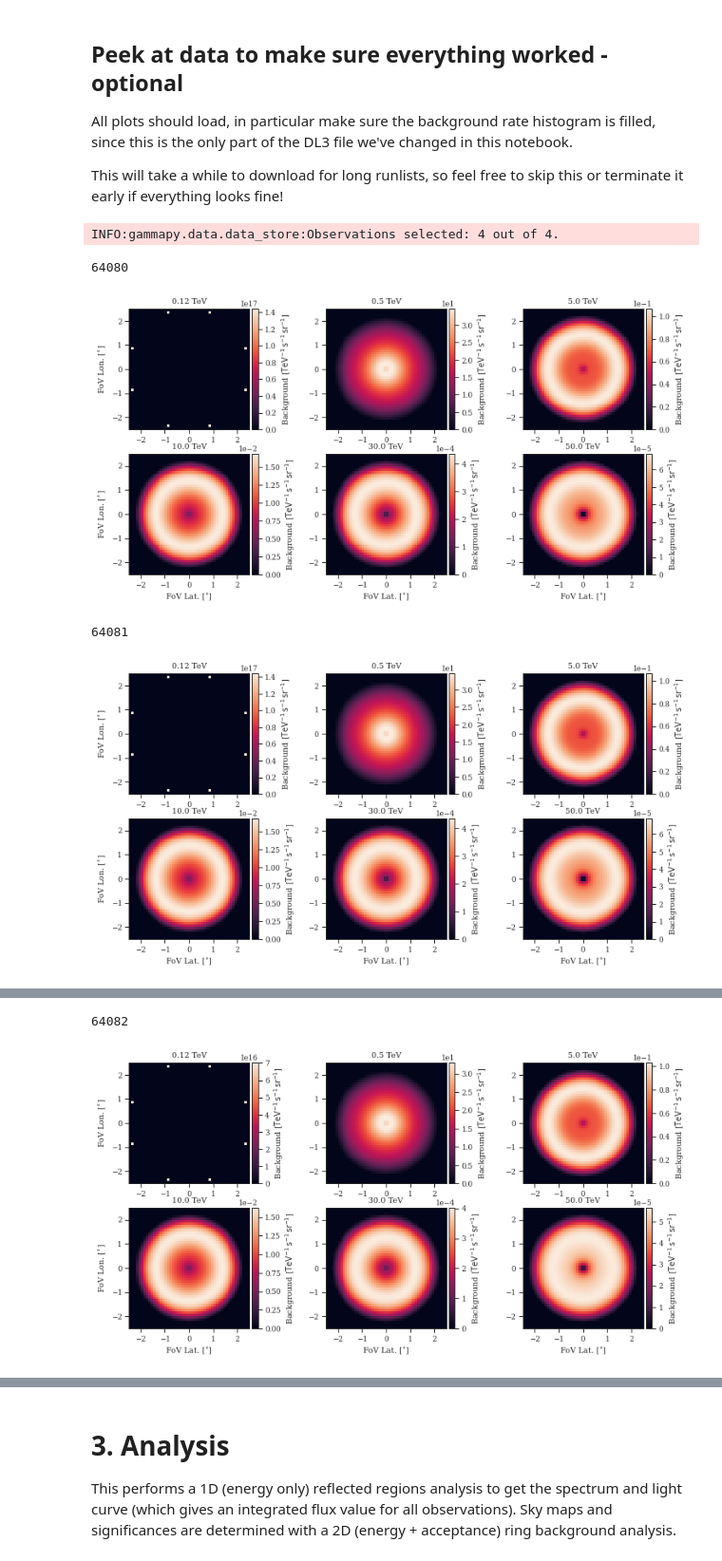
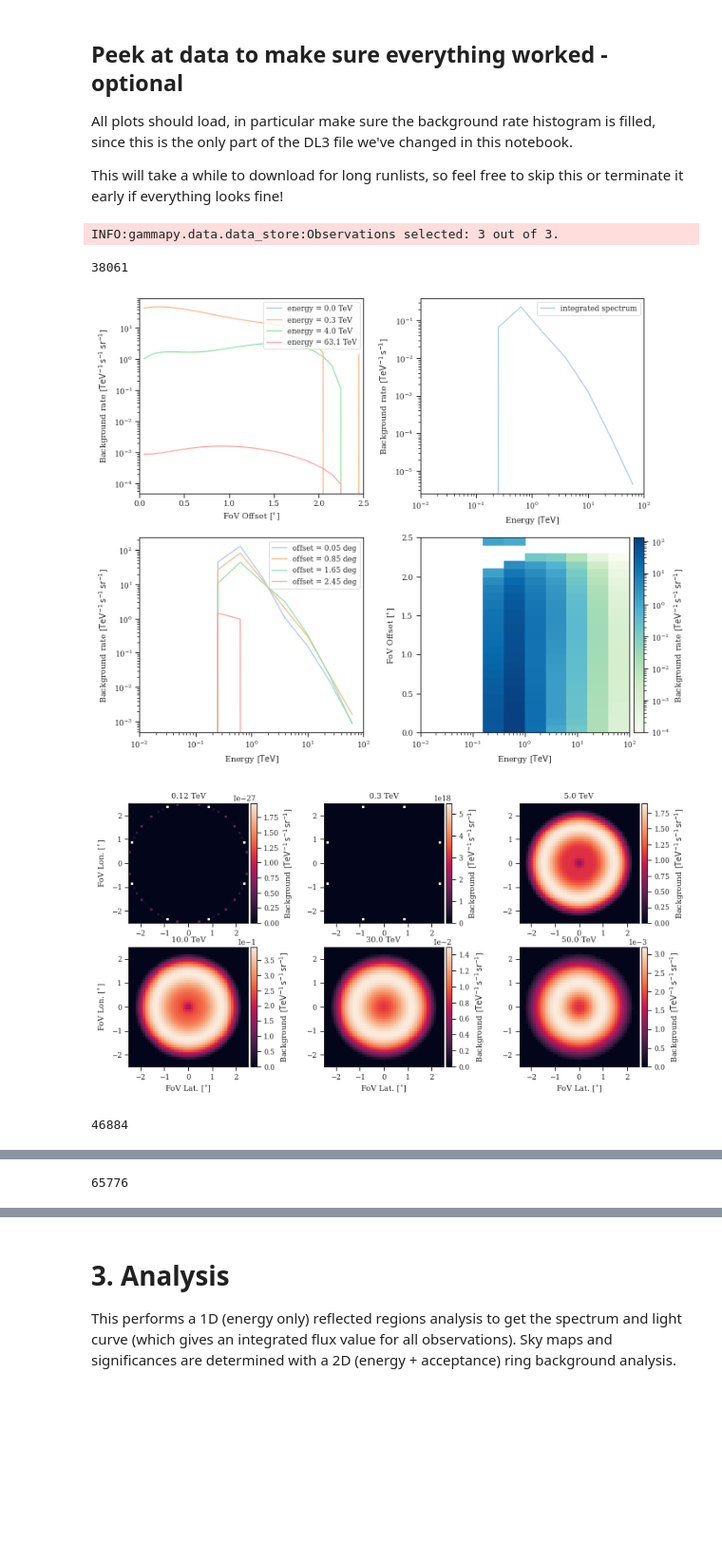
Before and after one commit to VERITAS-Observatory/gammapy-tools, a Jupyter notebook: examples/analysis_notebook.ipynb, the cells around one changed output, grey strips where cells are left out. Shown: that part at 95% size. Saved outputs shown, nothing was run; the diff lists cells and outputs as text; code cells hidden in the pictures; blank space fills up the shorter version.

```diff
--- a/examples/analysis_notebook.ipynb
+++ b/examples/analysis_notebook.ipynb
@@ -147,7 +145,7 @@ mkdir: cannot create directory ‘/raid/romulus/swong/mydl3/crabtestbkgs_poly/
 # use lookup table to find bkg
 #path = '/raid/romulus/swong/mydl3/lookup_2d_moderate_epochs/'
 #path = '/raid/romulus/swong/mydl3/lookup_2d_moderate_epochs_nosmooth/'
-path='/raid/romulus/swong/mydl3/lookup_2d_moderate_epochs_poly/'
+path='/raid/romulus/swong/mydl3/lookup_2d_hard_epochs_poly/'
 
 in_dir = config['io']['in_dir']
 out_dir = config['io']['out_dir']
@@ -211,20 +207,20 @@ This will take a while to download for long runlists, so feel free to skip this
 # %%
 from gammapy.data import DataStore
 import seaborn as sns
 sns.set_theme(font="Serif",style='ticks',context='paper',palette='pastel')
 
 my_data = DataStore.from_dir(config["io"]["out_dir"])
 my_observations = my_data.get_observations()
 
 
 for obs in my_observations:
     print(obs.obs_id)
-    #obs.peek()
-    obs.bkg.plot_at_energy([0.12 * u.TeV,0.5*u.TeV,5*u.TeV,10*u.TeV,30*u.TeV,50*u.TeV])
+    obs.bkg.peek()
+    obs.bkg.plot_at_energy([0.12 * u.TeV,0.3*u.TeV,5*u.TeV,10*u.TeV,30*u.TeV,50*u.TeV])
     plt.show()
 # %% [output]
-INFO:gammapy.data.data_store:Observations selected: 4 out of 4.
+INFO:gammapy.data.data_store:Observations selected: 3 out of 3.
-64080
+38061
-[figure, old version]
+[figure, new version]
+[figure, new version]
-64081
+46884
-[figure, old version]
@@ -231,2 +229 @@ INFO:gammapy.data.data_store:Observations selected: 4 out of 4.
-64082
+65776
-[figure, old version]
```
Also changed, not shown: parts of 5 cells of this notebook, 2 other files.
